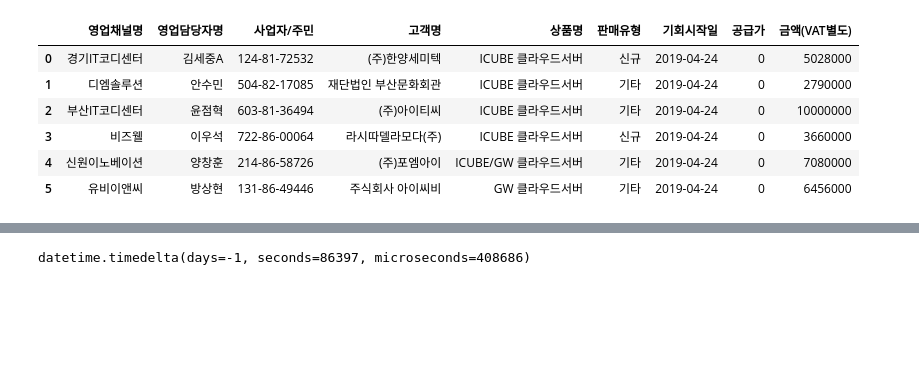
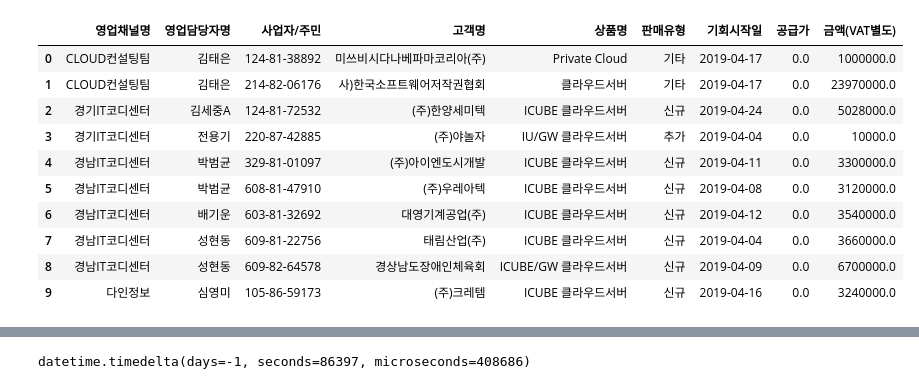
Before and after one commit to primekjt/JupyterFolder, a Jupyter notebook: order_check.ipynb, the cells around one changed output, grey strips where cells are left out. Cells and saved outputs as stored; diff of their text form; code cells hidden in the pictures; blank space fills up the shorter version.

```diff
--- a/order_check.ipynb
+++ b/order_check.ipynb
@@ -17,7 +17,7 @@ file_name = "order" + yesterday.strftime('%Y%m%d') + ".xlsx"
 excel_file = DATA_PATH + file_name
 """
 
-excel_file = DATA_PATH + "order20190401.xlsx"
+excel_file = DATA_PATH + "order20190401to25.xlsx"
 # %%
 if not os.path.exists(excel_file):
     print('실패! ' + excel_file + ' file not found!! ')
@@ -39,5 +41,5 @@ array(['ICUBE 클라우드서버', '기업용 Smart A Cloud edition', 'Smart Off
 # %%
-product_category = {'ICUBE 클라우드서버', 'GW 클라우드서버', 'ICUBE/GW 클라우드서버', 'ICUBE/IU 클라우드서버', 'IU/GW 클라우드서버', 'Private Cloud'} #집합(중복값 불허)
+product_category = {'ICUBE 클라우드서버', 'IU 클라우드서버', 'GW 클라우드서버', 'ICUBE/GW 클라우드서버', 'ICUBE/IU 클라우드서버', 'IU/GW 클라우드서버', '클라우드백업서버', '클라우드서버', 'Private Cloud'} #집합(중복값 불허)
 # %%
 df2 = df1[df1['상품명'].isin(product_category)]
 # %%
@@ -47,12 +49,16 @@ grouped = df2.groupby(groupby_columns_list)
 # %%
 df3 = grouped.sum().reset_index()
 # %%
-df3
+df3.head(10)
 # %% [output]
 |  | 영업채널명 | 영업담당자명 | 사업자/주민 | 고객명 | 상품명 | 판매유형 | 기회시작일 | 공급가 | 금액(VAT별도) |
-| 0 | 경기IT코디센터 | 김세중A | 124-81-72532 | (주)한양세미텍 | ICUBE 클라우드서버 | 신규 | 2019-04-24 | 0 | 5028000 |
-| 1 | 디엠솔루션 | 안수민 | 504-82-17085 | 재단법인 부산문화회관 | ICUBE 클라우드서버 | 기타 | 2019-04-24 | 0 | 2790000 |
-| 2 | 부산IT코디센터 | 윤점혁 | 603-81-36494 | (주)아이티씨 | ICUBE 클라우드서버 | 기타 | 2019-04-24 | 0 | 10000000 |
-| 3 | 비즈웰 | 이우석 | 722-86-00064 | 라시따델라모다(주) | ICUBE 클라우드서버 | 신규 | 2019-04-24 | 0 | 3660000 |
-| 4 | 신원이노베이션 | 양창훈 | 214-86-58726 | (주)포엠아이 | ICUBE/GW 클라우드서버 | 기타 | 2019-04-24 | 0 | 7080000 |
-| 5 | 유비이앤씨 | 방상현 | 131-86-49446 | 주식회사 아이씨비 | GW 클라우드서버 | 기타 | 2019-04-24 | 0 | 6456000 |
+| 0 | CLOUD컨설팅팀 | 김태은 | 124-81-38892 | 미쓰비시다나베파마코리아(주) | Private Cloud | 기타 | 2019-04-17 | 0.0 | 1000000.0 |
+| 1 | CLOUD컨설팅팀 | 김태은 | 214-82-06176 | 사)한국소프트웨어저작권협회 | 클라우드서버 | 기타 | 2019-04-17 | 0.0 | 23970000.0 |
+| 2 | 경기IT코디센터 | 김세중A | 124-81-72532 | (주)한양세미텍 | ICUBE 클라우드서버 | 신규 | 2019-04-24 | 0.0 | 5028000.0 |
+| 3 | 경기IT코디센터 | 전용기 | 220-87-42885 | (주)야놀자 | IU/GW 클라우드서버 | 추가 | 2019-04-04 | 0.0 | 10000.0 |
+| 4 | 경남IT코디센터 | 박범균 | 329-81-01097 | (주)아이엔도시개발 | ICUBE 클라우드서버 | 신규 | 2019-04-11 | 0.0 | 3300000.0 |
+| 5 | 경남IT코디센터 | 박범균 | 608-81-47910 | (주)우레아텍 | ICUBE 클라우드서버 | 신규 | 2019-04-08 | 0.0 | 3120000.0 |
+| 6 | 경남IT코디센터 | 배기운 | 603-81-32692 | 대영기계공업(주) | ICUBE 클라우드서버 | 신규 | 2019-04-12 | 0.0 | 3540000.0 |
+| 7 | 경남IT코디센터 | 성현동 | 609-81-22756 | 태림산업(주) | ICUBE 클라우드서버 | 신규 | 2019-04-04 | 0.0 | 3660000.0 |
+| 8 | 경남IT코디센터 | 성현동 | 609-82-64578 | 경상남도장애인체육회 | ICUBE/GW 클라우드서버 | 신규 | 2019-04-09 | 0.0 | 6700000.0 |
+| 9 | 다인정보 | 심영미 | 105-86-59173 | (주)크레템 | ICUBE 클라우드서버 | 신규 | 2019-04-16 | 0.0 | 3240000.0 |
```
Also changed, not shown: parts of 6 cells of this notebook.
